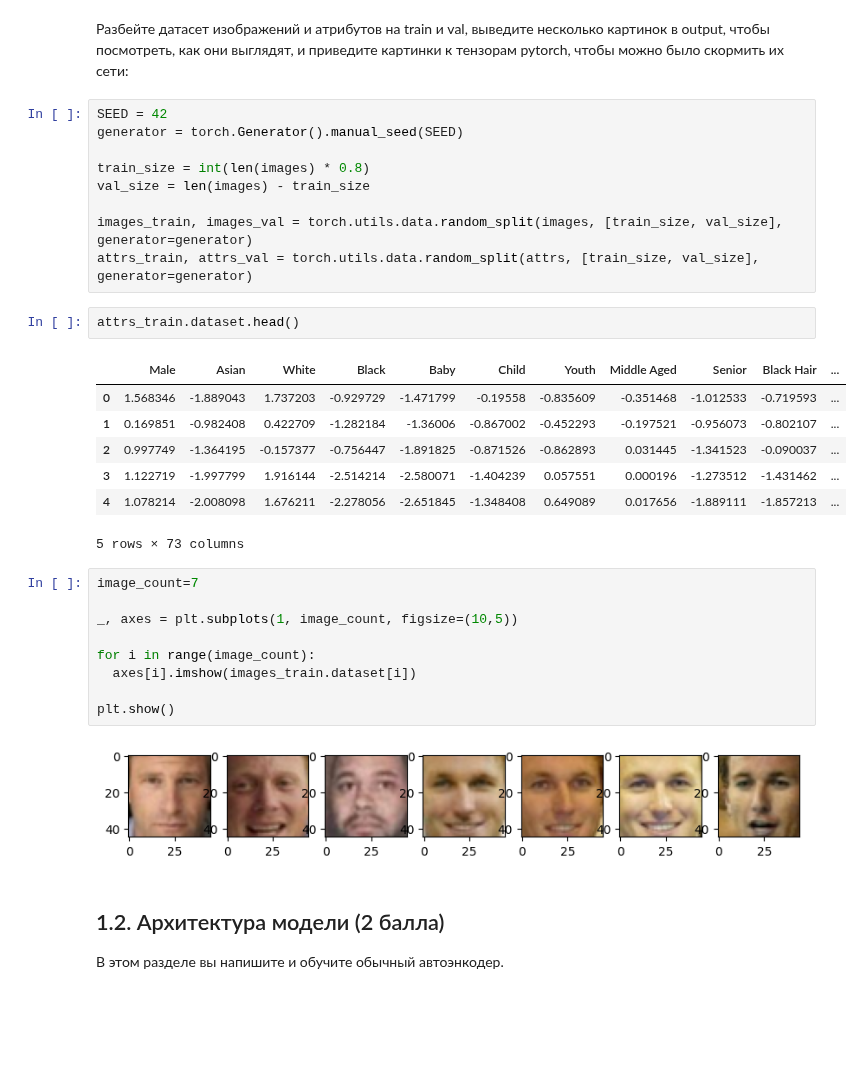
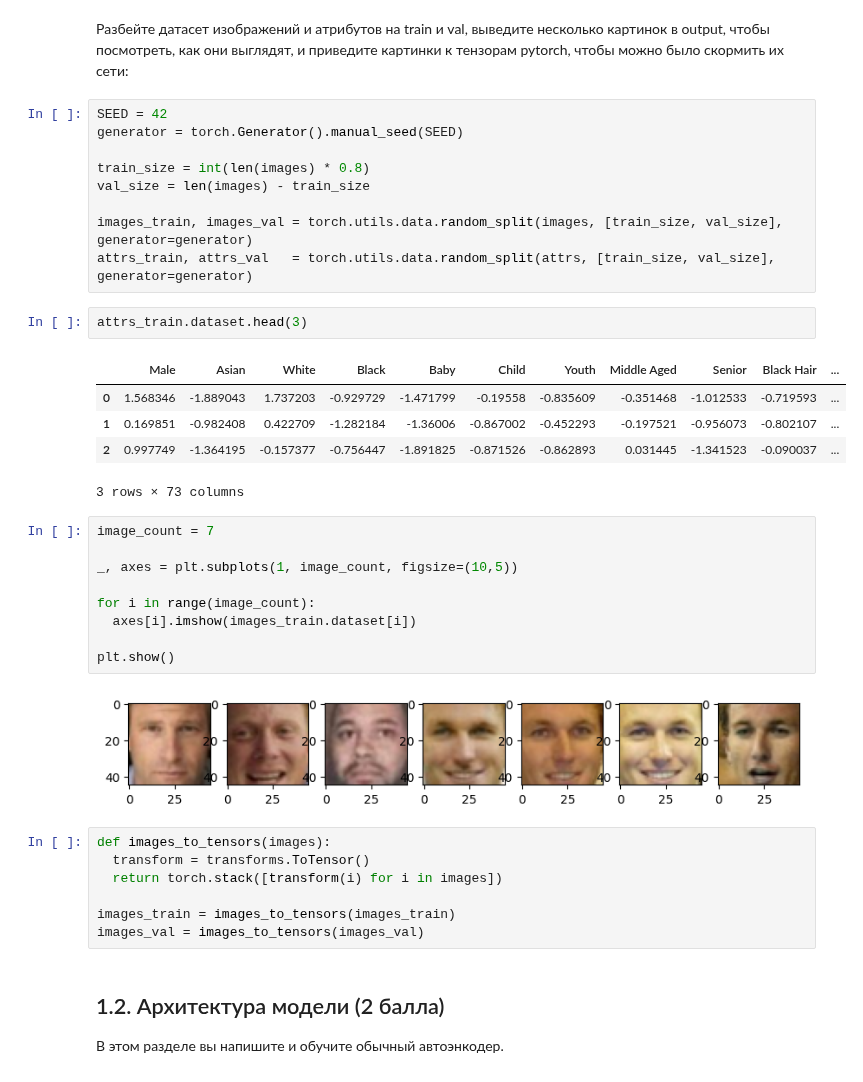
Before and after one commit to vladimir-golovchenko/part_1_ml_cv, a Jupyter notebook: week_10_AE_VAE/Homework/hw_7_autoencoders.ipynb, the cells around one changed output. Cells and saved outputs as stored; diff of their text form; blank space fills up the shorter version.

```diff
--- a/week_10_AE_VAE/Homework/hw_7_autoencoders.ipynb
+++ b/week_10_AE_VAE/Homework/hw_7_autoencoders.ipynb
@@ -107,19 +107,17 @@ train_size = int(len(images) * 0.8)
 val_size = len(images) - train_size
 
 images_train, images_val = torch.utils.data.random_split(images, [train_size, val_size], generator=generator)
-attrs_train, attrs_val = torch.utils.data.random_split(attrs, [train_size, val_size], generator=generator)
+attrs_train, attrs_val   = torch.utils.data.random_split(attrs, [train_size, val_size], generator=generator)
 # %%
-attrs_train.dataset.head()
+attrs_train.dataset.head(3)
 # %% [output]
 |  | Male | Asian | White | Black | Baby | Child | Youth | Middle Aged | Senior | Black Hair | ... |
 | 0 | 1.568346 | -1.889043 | 1.737203 | -0.929729 | -1.471799 | -0.19558 | -0.835609 | -0.351468 | -1.012533 | -0.719593 | ... |
 | 1 | 0.169851 | -0.982408 | 0.422709 | -1.282184 | -1.36006 | -0.867002 | -0.452293 | -0.197521 | -0.956073 | -0.802107 | ... |
 | 2 | 0.997749 | -1.364195 | -0.157377 | -0.756447 | -1.891825 | -0.871526 | -0.862893 | 0.031445 | -1.341523 | -0.090037 | ... |
-| 3 | 1.122719 | -1.997799 | 1.916144 | -2.514214 | -2.580071 | -1.404239 | 0.057551 | 0.000196 | -1.273512 | -1.431462 | ... |
-| 4 | 1.078214 | -2.008098 | 1.676211 | -2.278056 | -2.651845 | -1.348408 | 0.649089 | 0.017656 | -1.889111 | -1.857213 | ... |
-5 rows × 73 columns
+3 rows × 73 columns
 # %%
-image_count=7
+image_count = 7
 
 _, axes = plt.subplots(1, image_count, figsize=(10,5))
 
@@ -129,6 +127,13 @@ for i in range(image_count):
 plt.show()
 # %% [output]
 [figure]
+# %%
+def images_to_tensors(images):
+  transform = transforms.ToTensor()
+  return torch.stack([transform(i) for i in images])
+
+images_train = images_to_tensors(images_train)
+images_val = images_to_tensors(images_val)
 # %% [markdown]
 ## 1.2. Архитектура модели (2 балла)
 В этом разделе вы напишите и обучите обычный автоэнкодер.
```
Also changed, not shown: parts of 2 cells of this notebook.
